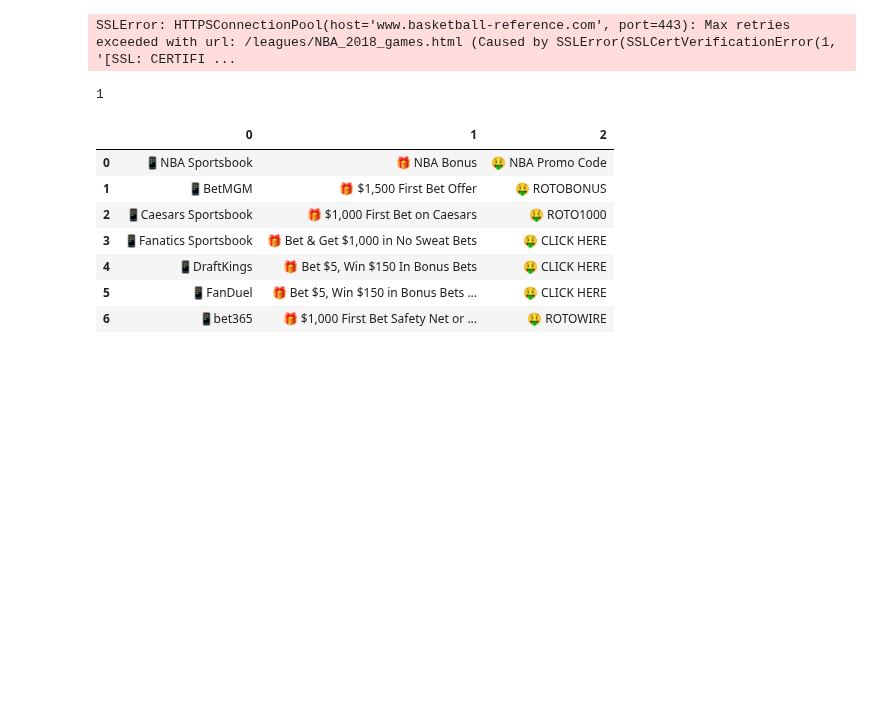
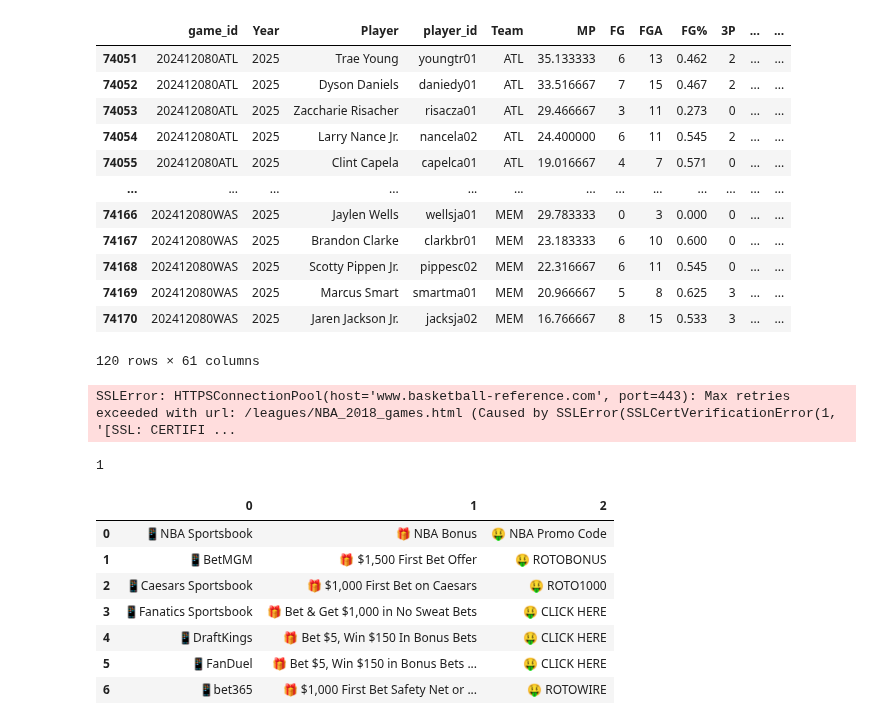
Before and after one commit to martinbog19/LeFirstBasket, a Jupyter notebook: starting_lineups.ipynb, the cells around one changed output. Drawn from its saved outputs; the diff is of its cells as text; code cells hidden in the pictures; blank space fills up the shorter version.

```diff
--- a/starting_lineups.ipynb
+++ b/starting_lineups.ipynb
@@ -38,3 +61,43 @@ def get_monthly_games(month_url) :
+# %%
+starters = stats.copy()[stats['starter']]
+# %%
+starters['first_basket_avg'] = starters.groupby('player_id')['first_basket_scorer'].expanding().mean().reset_index(level = 0, drop = True)
+starters['first_basket_avg'] = starters.groupby('player_id')['first_basket_avg'].shift()
+features.append(f'first_basket_avg')
+
+for w in [25, 50] :
+    starters[f'first_basket_{w}'] = starters.groupby('player_id')['first_basket_scorer'].rolling(w, min_periods = 1).mean().reset_index(level = 0, drop = True)
+    starters[f'first_basket_{w}'] = starters.groupby('player_id')[f'first_basket_{w}'].shift()
+    features.append(f'first_basket_{w}')
+# %%
+ratings = pd.read_csv('data/player_metadata.csv')[['player_id', 'rating']]#.rename(columns = {'rating': 'Rating'})
+ratings['rating'] = (
+    (ratings['rating'] - ratings['rating'].mean())
+    / ratings['rating'].std()
+)
+# %%
+starters = starters.merge(
+    ratings[['player_id', 'rating']],
+    on = ['player_id'],
+    how = 'left'
+)
+features.append('rating')
+# %%
+starters[starters['game_id'].isin(game_ids)]
+# %% [output]
+|  | game_id | Year | Player | player_id | Team | MP | FG | FGA | FG% | 3P | ... | ... |
+| 74051 | 202412080ATL | 2025 | Trae Young | youngtr01 | ATL | 35.133333 | 6 | 13 | 0.462 | 2 | ... | ... |
+| 74052 | 202412080ATL | 2025 | Dyson Daniels | daniedy01 | ATL | 33.516667 | 7 | 15 | 0.467 | 2 | ... | ... |
+| 74053 | 202412080ATL | 2025 | Zaccharie Risacher | risacza01 | ATL | 29.466667 | 3 | 11 | 0.273 | 0 | ... | ... |
+| 74054 | 202412080ATL | 2025 | Larry Nance Jr. | nancela02 | ATL | 24.400000 | 6 | 11 | 0.545 | 2 | ... | ... |
+| 74055 | 202412080ATL | 2025 | Clint Capela | capelca01 | ATL | 19.016667 | 4 | 7 | 0.571 | 0 | ... | ... |
+| ... | ... | ... | ... | ... | ... | ... | ... | ... | ... | ... | ... | ... |
+| 74166 | 202412080WAS | 2025 | Jaylen Wells | wellsja01 | MEM | 29.783333 | 0 | 3 | 0.000 | 0 | ... | ... |
+| 74167 | 202412080WAS | 2025 | Brandon Clarke | clarkbr01 | MEM | 23.183333 | 6 | 10 | 0.600 | 0 | ... | ... |
+| 74168 | 202412080WAS | 2025 | Scotty Pippen Jr. | pippesc02 | MEM | 22.316667 | 6 | 11 | 0.545 | 0 | ... | ... |
+| 74169 | 202412080WAS | 2025 | Marcus Smart | smartma01 | MEM | 20.966667 | 5 | 8 | 0.625 | 3 | ... | ... |
+| 74170 | 202412080WAS | 2025 | Jaren Jackson Jr. | jacksja02 | MEM | 16.766667 | 8 | 15 | 0.533 | 3 | ... | ... |
+120 rows × 61 columns
 # %%
 season = 2018
 url = f'https://www.basketball-reference.com/leagues/NBA_{season}_games.html'
```
Also changed, not shown: parts of 4 cells of this notebook, 1 other file.
